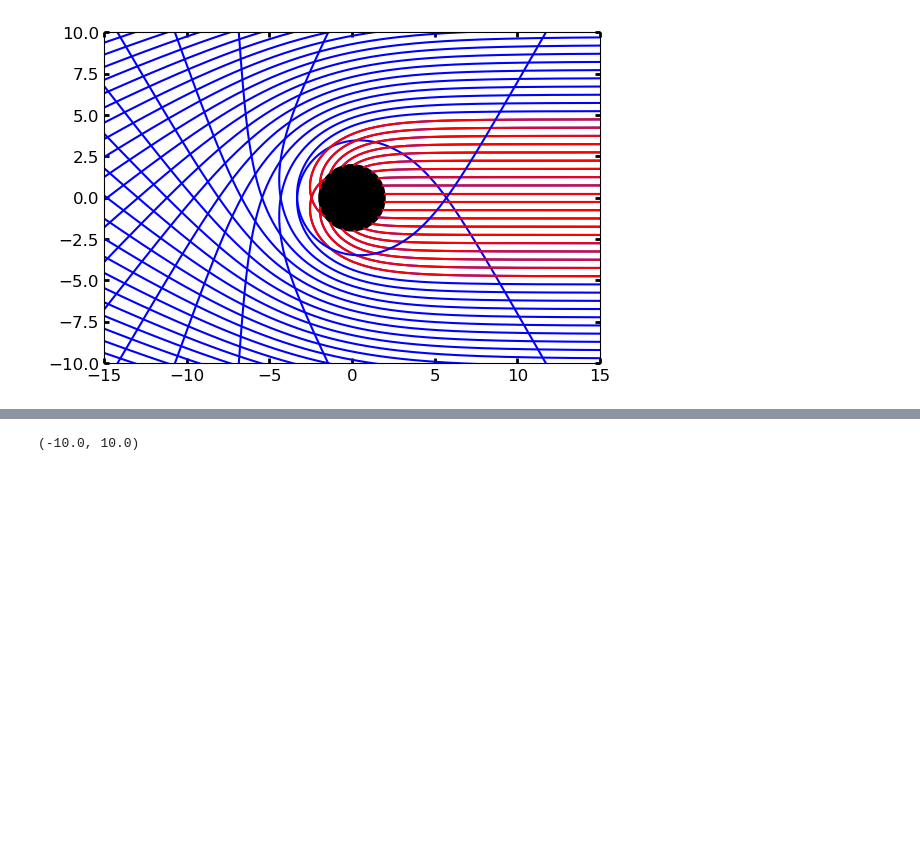
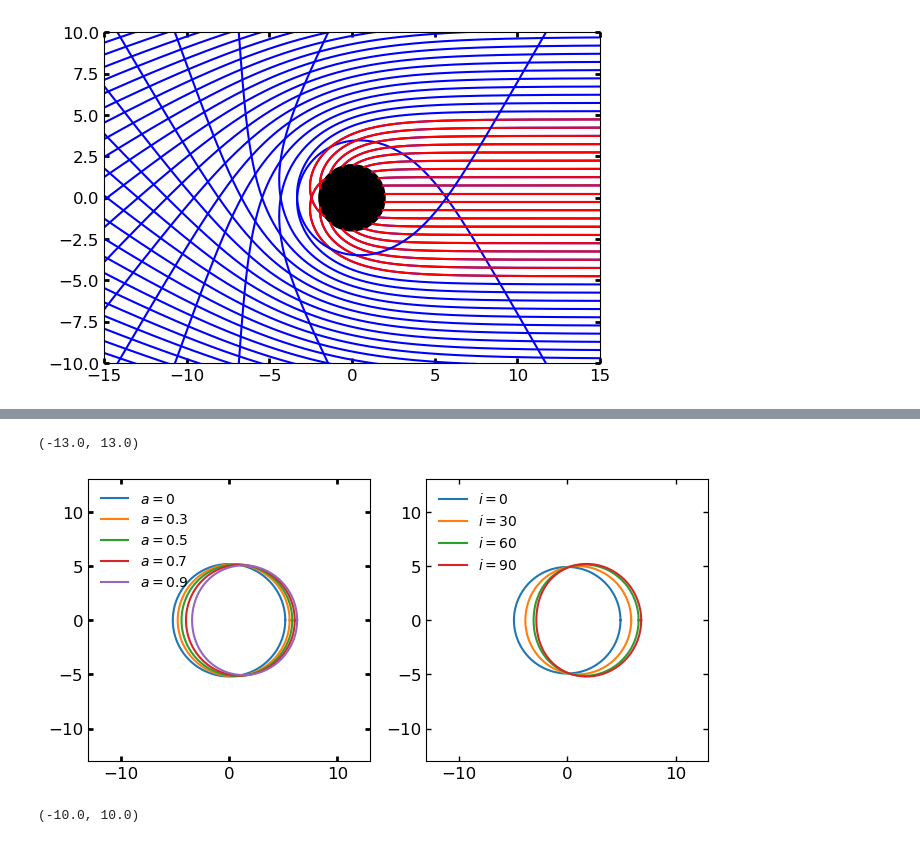
Before and after one commit to liamedeiros/Mahakala, a Jupyter notebook: demos/Mahakala_testing.ipynb, the cells around one changed output, grey strips where cells are left out. Cells and saved outputs as stored; diff of their text form; code cells hidden in the pictures; blank space fills up the shorter version.

Commit message:
Shadows demo now works in jupyter notebook, imports work

```diff
--- a/demos/Mahakala_testing.ipynb
+++ b/demos/Mahakala_testing.ipynb
@@ -87,9 +45,0 @@ plt.plot(radii2test, output_tested)
-# %%
-bhspin = 0.9
-N_time_steps = 4000
-s0_x, s0_v = get_camera_pixel(90, 1000, radii2test, angles2test)
-init_one   = initial_condition(s0_x, s0_v, bhspin)
-S,final_dt = ma.geodesic_integrator(N_time_steps,init_one,40,1e-4, bhspin)
-x = S[:,:,1]
-y = S[:,:,2]
-z = S[:,:,3]
@@ -95,0 +49,6 @@ z = S[:,:,3]
+# %%
+num_angles = 90
+results = np.zeros((2, num_angles))
+bhspin  = 0.99
+inc     = 90.
+angles, radii = ma.bisection_shadow_par(bhspin, inc, num_angles)
@@ -96,3 +64,35 @@ z = S[:,:,3]
+# %%
+lim = 13
+num_angles = 90
+inc = 45
+
+fig, (ax1,ax2) = plt.subplots(1,2)
+fig.set_size_inches(8,6)
+
+for a in [0,.3,.5,.7,.9]:
+    phi, radii = ma.bisection_shadow_par(a, inc, num_angles)
+    x = radii*np.cos(phi)
+    y = radii*np.sin(phi)
+    ax1.plot(x,y, label = r'$a=$'+str(a))
+ax1.legend(frameon=False, ncol=2)
+ax1.set_aspect('equal')
+ax1.tick_params(axis='both', which='both', labelsize=12,width=2,direction='in', right=True, top=True,color='k')
+ax1.set_xlim([-lim,lim])
+ax1.set_ylim([-lim,lim])
+
+for inc in [0,30,60,90]:
+    phi, radii = ma.bisection_shadow_par(a, inc, num_angles)
+    x = radii*np.cos(phi)
+    y = radii*np.sin(phi)
+    ax2.plot(x,y, label = r'$i=$'+str(inc))
+ax2.legend(frameon=False)
+ax2.set_aspect('equal')
+ax2.tick_params(axis='both', which='both', labelsize=12,width=1,direction='in', right=True, top=True,color='k')
+ax2.set_xlim([-lim,lim])
+ax2.set_ylim([-lim,lim])
+# %% [output]
+(-13.0, 13.0)
+[figure, added]
 # %%
 s0_x, s0_v = get_camera_pixel(90, 1000, np.ones(2)*6., np.ones(2)*0.)
 init_one   = initial_condition(s0_x, s0_v, bhspin)
```
Also changed, not shown: parts of 24 cells of this notebook, 2 other files.
